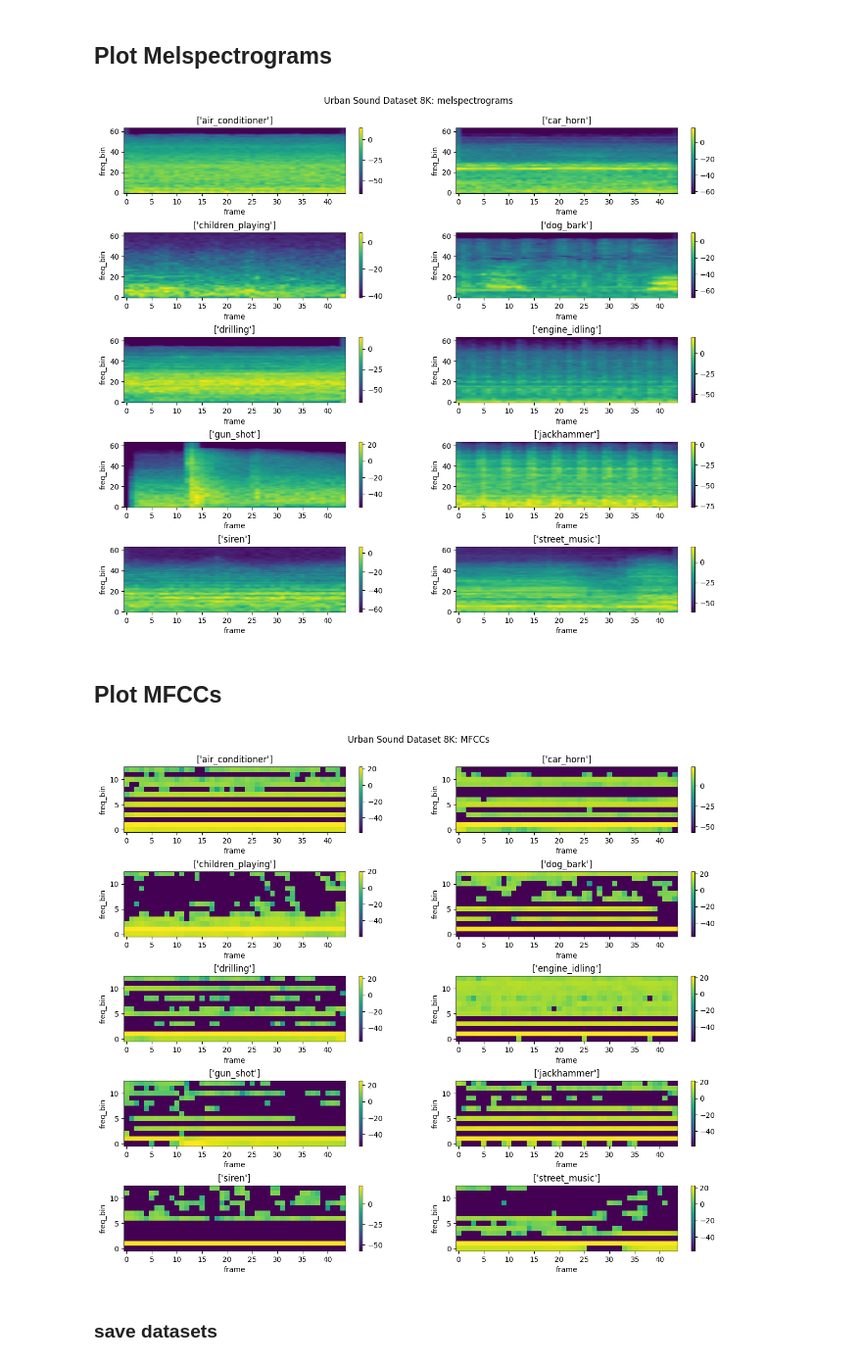
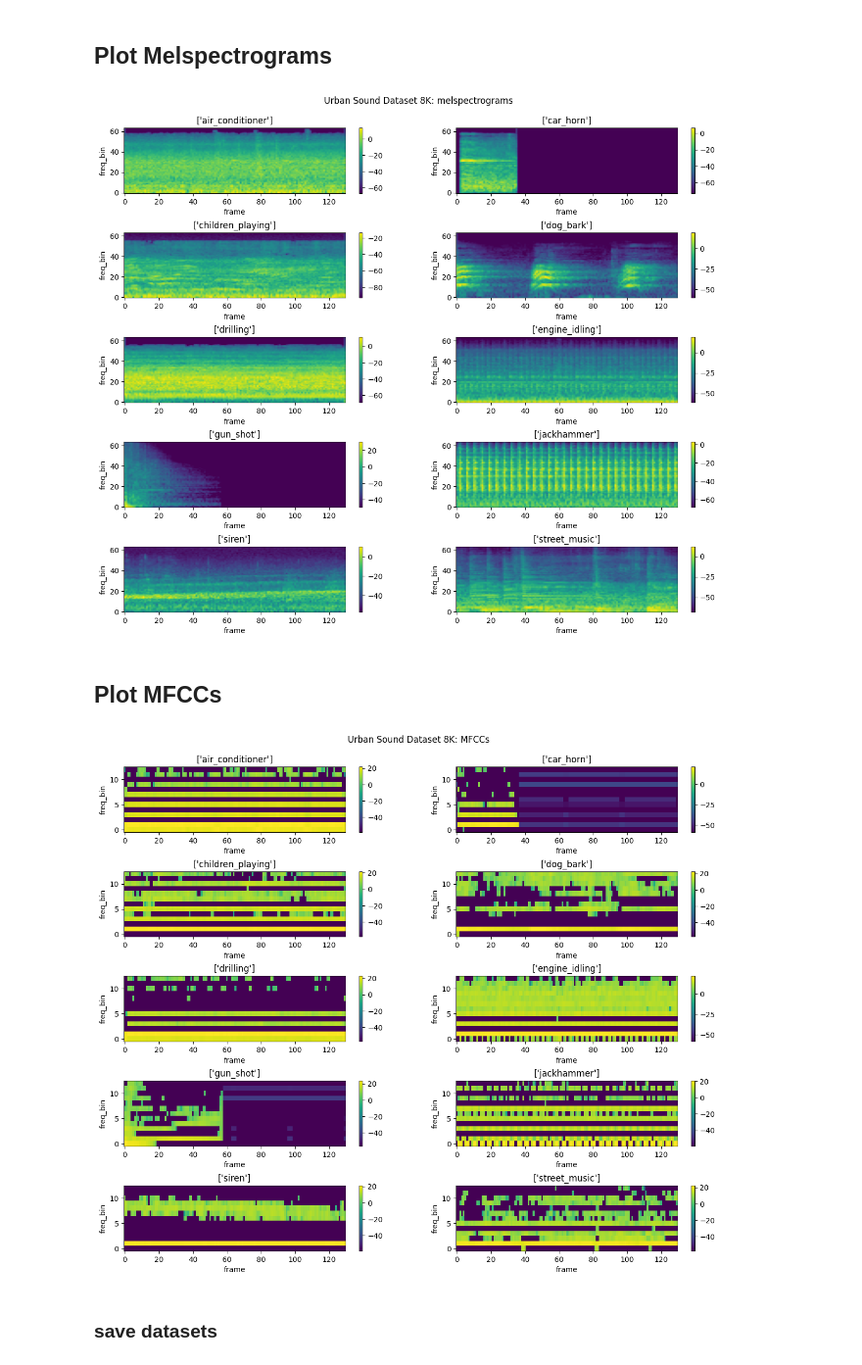
Before and after one commit to alextavern/musicAI, a Jupyter notebook: UrbanSound8K_Data_exploration+feature_extraction.ipynb, the cells around one changed output. Shown at 98% size. Drawn from its saved outputs; the diff is of its cells as text; code cells hidden in the pictures.

```diff
--- a/UrbanSound8K_Data_exploration+feature_extraction.ipynb
+++ b/UrbanSound8K_Data_exploration+feature_extraction.ipynb
@@ -316,7 +379,7 @@ df = dataset.metadata
 # %%
-labels = dataset.class_mapping
+labels = dataset_train_waves.class_mapping
 
-sample_idx = 10
+sample_idx = 2
 n_rows = int((len(labels.keys()) / 2))
 
 fig, axs = plt.subplots(nrows=n_rows, ncols=2, figsize=(15, 12))
@@ -325,7 +388,7 @@ fig.suptitle("Urban Sound Dataset 8K: raw waveforms", y=0.93)
 
 for label, ax in zip(labels.keys(), axs.ravel()):
     index = df.index[df['class']==label].tolist()
-    waveform, sample_rate, label = dataset_waves.__getitem__(index[sample_idx])
+    waveform, sample_rate, label = dataset_train_waves[index[sample_idx]]
 
     num_channels, num_frames = waveform.shape
     time_axis = torch.arange(0, num_frames) / sample_rate
@@ -335,5 +398,5 @@ for label, ax in zip(labels.keys(), axs.ravel()):
     ax.set_xlabel('Time (sec)')
     ax.set_ylabel('Amplitude (a.u.)')
 
-plt.savefig("figures/processed_waveforms.png", bbox_inches='tight')
+plt.savefig("figures/USD-processed_waveforms.png", bbox_inches='tight')
 # %% [output]
@@ -341,15 +404,13 @@ plt.savefig("figures/processed_waveforms.png", bbox_inches='tight')
 # %% [markdown]
 ## Plot Melspectrograms
 # %%
-sample_rate = 22050
-
 n_fft = 1024
 win_length = None
 hop_length = 512
 n_mels = 64
 
 mel_spectrogram = T.MelSpectrogram(
-    sample_rate=sample_rate,
+    sample_rate=RESAMPLE_RATE,
     n_fft=n_fft,
     win_length=win_length,
     hop_length=hop_length,
@@ -362,9 +423,14 @@ mel_spectrogram = T.MelSpectrogram(
     mel_scale="htk",
 )
 
-dataset_melspecs = U.UrbanSoundPrep(PATH, preprocess=True, transform=mel_spectrogram, resample_rate=22050, number_of_samples=22050)
+dataset_melspecs = U.UrbanSoundPrep(PATH,
+                                    fold=FOLD,
+                                    preprocess=True,
+                                    transform=mel_spectrogram,
+                                    resample_rate=RESAMPLE_RATE,
+                                    number_of_samples=NUMBER_OF_SAMPLES)
 # %%
-sample_idx = 20
+sample_idx = 2
 n_rows = int((len(labels.keys()) / 2))
 
 fig, axs = plt.subplots(nrows=n_rows, ncols=2, figsize=(15, 12))
@@ -373,7 +439,7 @@ fig.suptitle("Urban Sound Dataset 8K: melspectrograms", y=0.93)
 
 for label, ax in zip(labels.keys(), axs.ravel()):
     index = df.index[df['class']==label].tolist()
-    waveform, sample_rate, label = dataset_melspecs.__getitem__(index[sample_idx])
+    waveform, sample_rate, label = dataset_melspecs[index[sample_idx]]
 
     im = ax.imshow(librosa.power_to_db(waveform[0]), origin="lower", aspect="auto")
     fig.colorbar(im, ax=ax)
@@ -383,9 +449,9 @@ for label, ax in zip(labels.keys(), axs.ravel()):
     ax.set_xlabel('frame')
     ax.set_ylabel('freq_bin')
 
-plt.savefig("figures/processed_melspecs.png", bbox_inches='tight')
+plt.savefig("figures/USD-processed_melspecs.png", bbox_inches='tight')
 # %% [output]
-[figure, old version]
+[figure, new version]
 # %% [markdown]
 ## Plot MFCCs
 # %%
@@ -396,7 +462,7 @@ n_mels = 128
 n_mfcc = 13
 
 mfcc_transform = T.MFCC(
-    sample_rate=sample_rate,
+    sample_rate=RESAMPLE_RATE,
     n_mfcc=n_mfcc,
     melkwargs={
       'n_fft': n_fft,
@@ -406,29 +472,34 @@ mfcc_transform = T.MFCC(
     }
 )
 
-dataset_mfcc = U.UrbanSoundPrep(PATH, preprocess=True, transform=mfcc_transform, resample_rate=22050, number_of_samples=22050)
+dataset_mfcc = U.UrbanSoundPrep(PATH,
+                                fold=FOLD,
+                                preprocess=True,
+                                transform=mfcc_transform,
+                                resample_rate=RESAMPLE_RATE,
+                                number_of_samples=NUMBER_OF_SAMPLES)
 # %%
-sample_idx = 20
+sample_idx = 2
 n_rows = int((len(labels.keys()) / 2))
 
 fig, axs = plt.subplots(nrows=n_rows, ncols=2, figsize=(15, 12))
 plt.subplots_adjust(hspace=0.6)
 fig.suptitle("Urban Sound Dataset 8K: MFCCs", y=0.93)
 
 for label, ax in zip(labels.keys(), axs.ravel()):
     index = df.index[df['class']==label].tolist()
-    waveform, sample_rate, label = dataset_mfcc.__getitem__(index[sample_idx])
+    waveform, sample_rate, label = dataset_mfcc[index[sample_idx]]
 
     im = ax.imshow(librosa.power_to_db(waveform[0]), origin="lower", aspect="auto")
     fig.colorbar(im, ax=ax)
 #     plt.show(block=False)
     key = [k for k, v in labels.items() if v == label]
     ax.set_title(key)
     ax.set_xlabel('frame')
     ax.set_ylabel('freq_bin')
 
-plt.savefig("figures/processed_mfcc.png", bbox_inches='tight')
+plt.savefig("figures/USDprocessed_mfcc.png", bbox_inches='tight')
 # %% [output]
-[figure, old version]
+[figure, new version]
 # %% [markdown]
 ### save datasets
```
Also changed, not shown: parts of 47 cells of this notebook, 1 other file.
